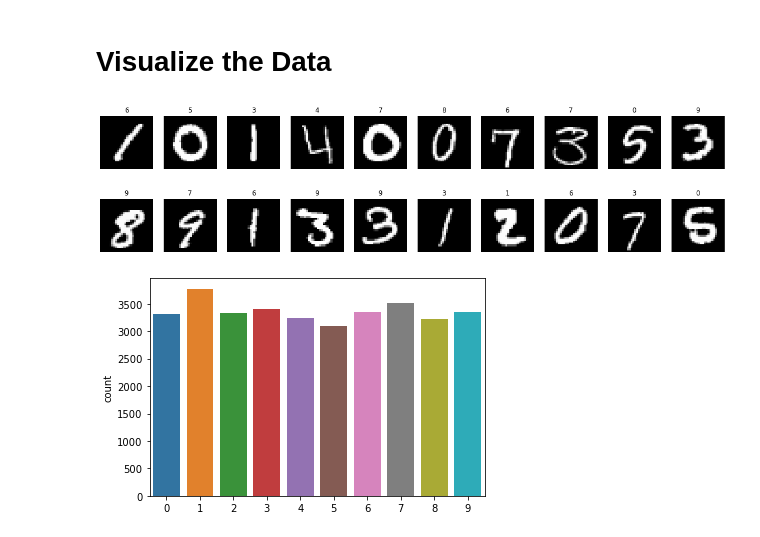
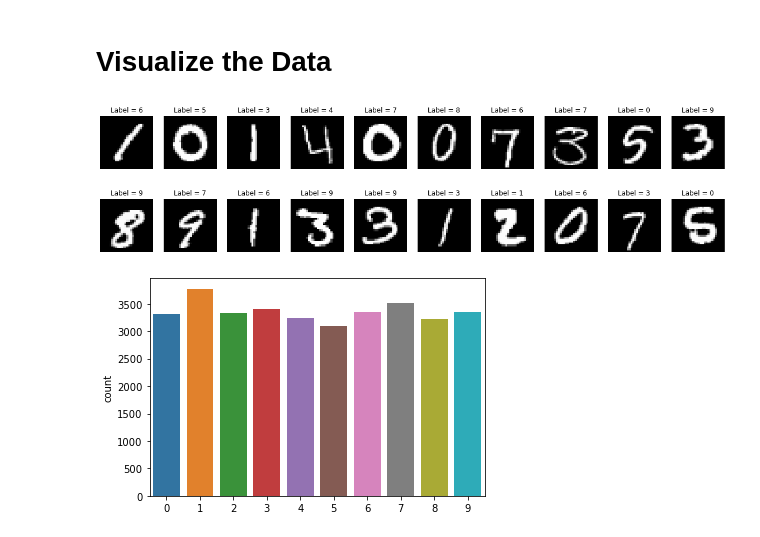
Before and after one commit to DKRZ-AIM/mardata-training, a Jupyter notebook: demo-random-forest-classification/random_forest_MNIST.ipynb, the cells around one changed output. Saved outputs shown, nothing was run; the diff lists cells and outputs as text; code cells hidden in the pictures.

```diff
--- a/demo-random-forest-classification/random_forest_MNIST.ipynb
+++ b/demo-random-forest-classification/random_forest_MNIST.ipynb
@@ -67,14 +67,14 @@ Validation Dataset: X: (8400, 784), y: (8400,)
 # %%
 X_image = X.reshape(X.shape[0], 28, 28)
 
 fig, axes = plt.subplots(2,10, figsize=(20,5))
 
 for i, ax in enumerate(axes.flatten()):
     ax.imshow(X_image[i].reshape(28,28), cmap='gray')
     ax.axis('off')
-    ax.set_title(y_train[i])
+    ax.set_title(f'Label = {y_train[i]}')
 # %% [output]
-[figure, old version]
+[figure, new version]
 # %%
 # plot number of each class to see if the dataset is balanced
 sns.countplot(y_train);
```
